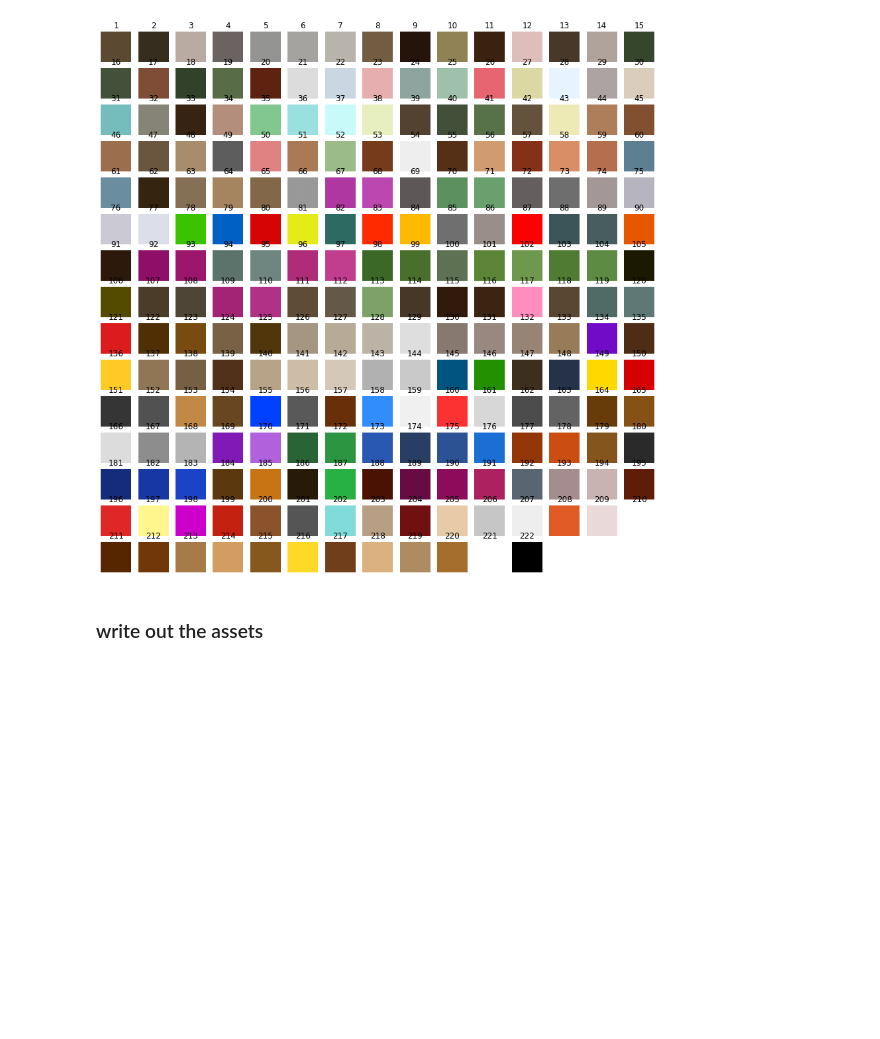
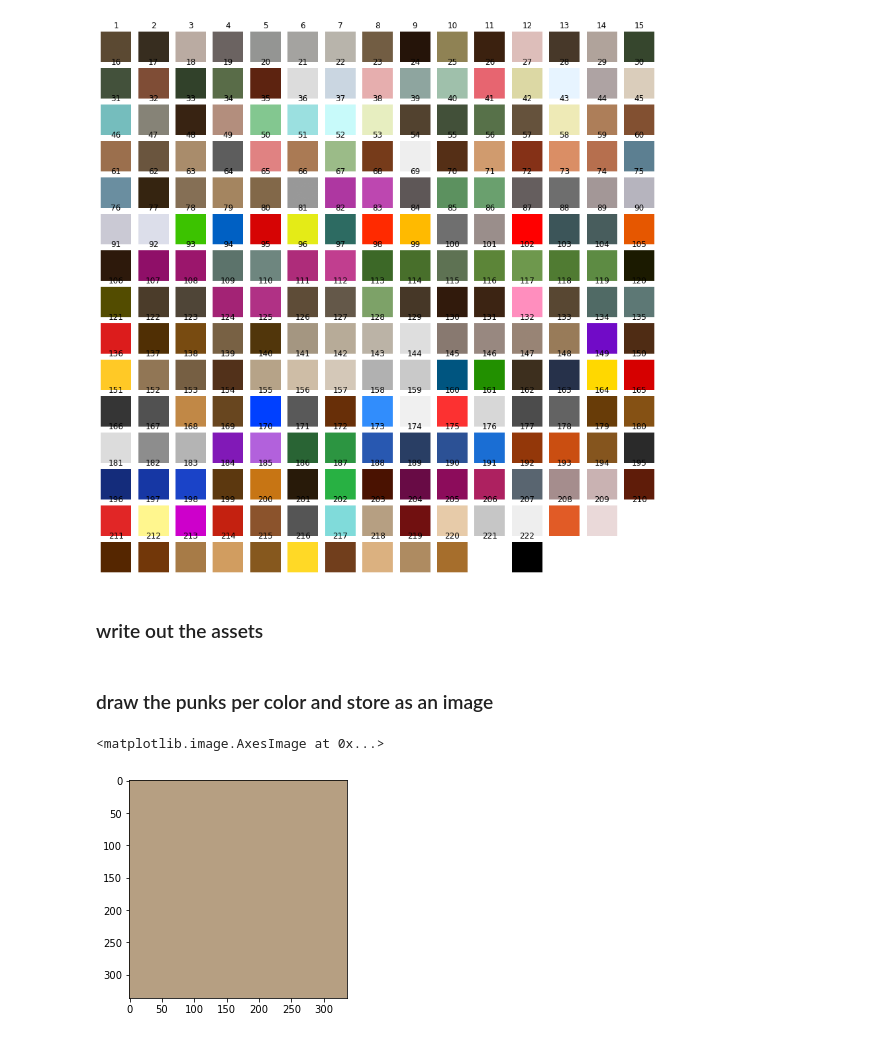
Before and after one commit to tnn1t1s/colorpunx, a Jupyter notebook: nb/colorpunx.ipynb, the cells around one changed output. Cells and saved outputs as stored; diff of their text form; code cells hidden in the pictures; blank space fills up the shorter version.

```diff
--- a/nb/colorpunx.ipynb
+++ b/nb/colorpunx.ipynb
@@ -55,7 +56,7 @@ _imgmap = None
 with open(f"{data_dir}/_colors_count.pickle", 'rb') as f:
     _colors = pickle.load(f)
 
-with open(f"{assets_dir}/_img_uris.pickle", 'rb') as i:
+with open(f"{data_dir}/_img_uris.pickle", 'rb') as i:
     _imgmap = pickle.load(i)
 # %% [markdown]
 The cryptopunks are composed of 222 unique colors; these will fit in an an 8 bit int for training.
@@ -93,6 +112,7 @@ i=1
 for k in color_imgs.keys():
     hexkey = cp.color_str_to_hex(k)
     d[hexkey]={
+        'original_key': k,
         'id': i,
         'name': hexkey,
         'description': f"{hexkey} is one of 222 colors in the cryptopunx color pallette. It is used by {len(_colors[k])} unique punks",
@@ -105,3 +125,34 @@ for k in color_imgs.keys():
          json.dump(d[hexkey], outfile)
     mpimg.imsave(f"{assets_dir}/images/colorpunx{i}.png", color_imgs[k])
     i = i + 1
+# %% [markdown]
+### draw the punks per color and store as an image
+# %%
+###draw the punks per color and store as an image
+n=15
+(x,y) = (n,n)
+
+i=1
+
+keys =list(d.keys())[200:250]
+
+
+for k in keys:
+    fig = plt.figure(figsize=(x,y))
+    for punk in d[k]['punks'][0:255]:
+        fig.add_subplot(x, y+3, i)
+        img = cp.get_punk(punk)
+        plt.imshow(img)
+        plt.axis('off')
+        size = fig.get_size_inches()*fig.dpi
+        plt.title(punk,y=-0.53)
+        i=i+1
+    fig.savefig(f"{web_dir}/punks_by_color/{d[k]['id']}.png")
+    plt.close(fig)
+    i=1
+# %%
+img = cp.pixel_to_img(d[keys[2]]['original_key'], dim=(336,336))
+plt.imshow(img)
+# %% [output]
+<matplotlib.image.AxesImage at 0x...>
+[figure, added]
```
Also changed, not shown: parts of 8 cells of this notebook, 6 other files.
